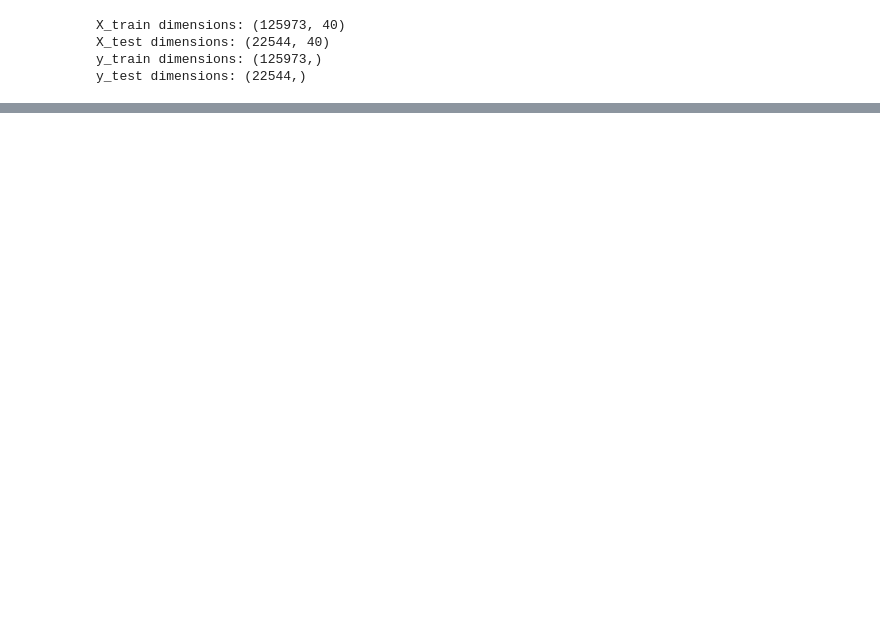
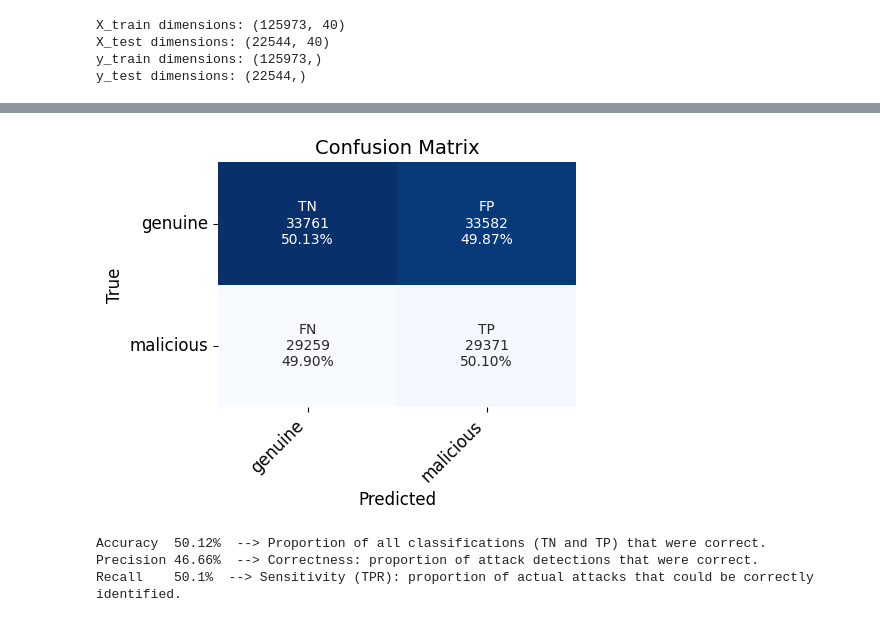
Before and after one commit to A-Lachs/cs-intrusion-detection-system, a Jupyter notebook: model/model.ipynb, the cells around one changed output, grey strips where cells are left out. Drawn from its saved outputs; the diff is of its cells as text; code cells hidden in the pictures; blank space fills up the shorter version.

```diff
--- a/model/model.ipynb
+++ b/model/model.ipynb
@@ -361,0 +477,8 @@ weighted avg       0.69      0.58      0.48    125973
+# %%
+# B2 train. randomly predict genuine or malicious network traffic
+plot_confusion_matrix(y_train, m2_train_pred, ["genuine", "malicious"], normalize='true', verbose=1)
+# %% [output]
+[figure, added]
+Accuracy  50.12%  --> Proportion of all classifications (TN and TP) that were correct.
+Precision 46.66%  --> Correctness: proportion of attack detections that were correct.
+Recall    50.1%  --> Sensitivity (TPR): proportion of actual attacks that could be correctly identified.
```
Also changed, not shown: parts of 54 cells of this notebook, 1 other file.
